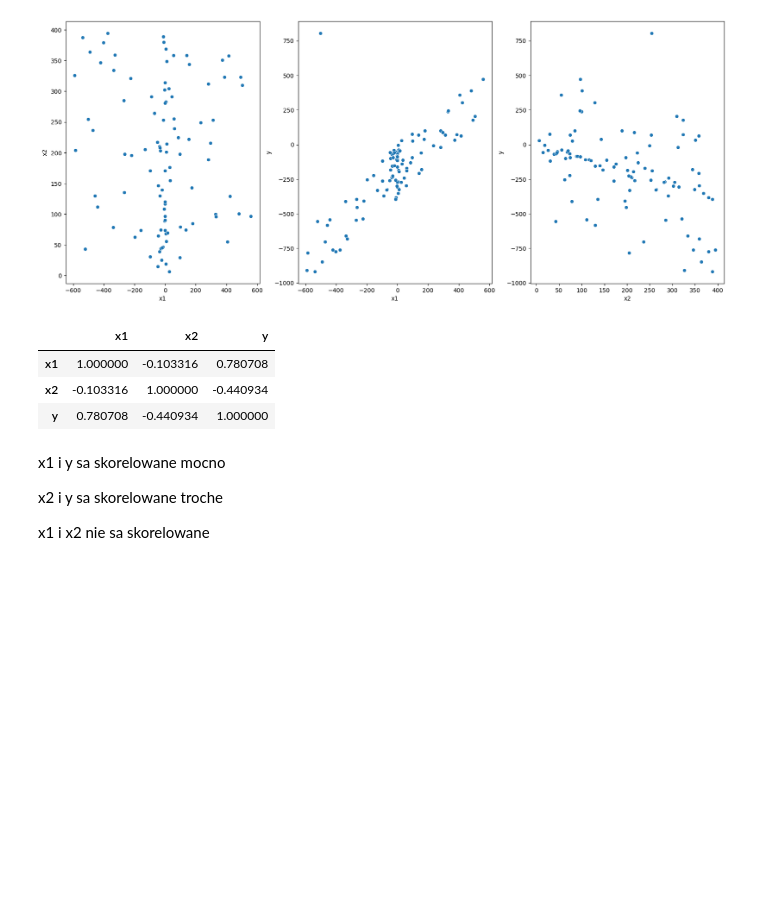
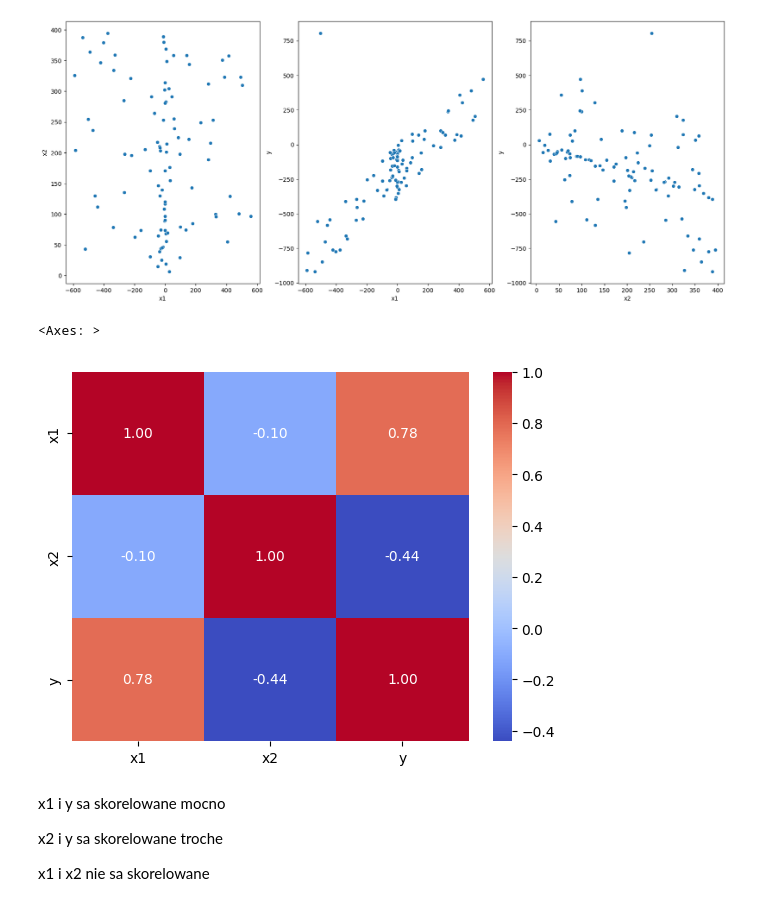
Before and after one commit to rektyyy/Artificial-Intelligence, a Jupyter notebook: ML/exercises/2/Assignment_2.ipynb, the cells around one changed output. Saved outputs shown, nothing was run; the diff lists cells and outputs as text; code cells hidden in the pictures; blank space fills up the shorter version.

```diff
--- a/ML/exercises/2/Assignment_2.ipynb
+++ b/ML/exercises/2/Assignment_2.ipynb
@@ -46,12 +46,10 @@ sns.scatterplot(df1, x='x2', y='y', ax=axes[2])
 <Axes: xlabel='x2', ylabel='y'>
 [figure]
 # %%
-df1.corr()
+sns.heatmap(df1.corr(), annot=True, fmt=".2f", cmap="coolwarm")
 # %% [output]
-|  | x1 | x2 | y |
-| x1 | 1.000000 | -0.103316 | 0.780708 |
-| x2 | -0.103316 | 1.000000 | -0.440934 |
-| y | 0.780708 | -0.440934 | 1.000000 |
+<Axes: >
+[figure, added]
 # %% [markdown]
 x1 i y sa skorelowane mocno
 
```
